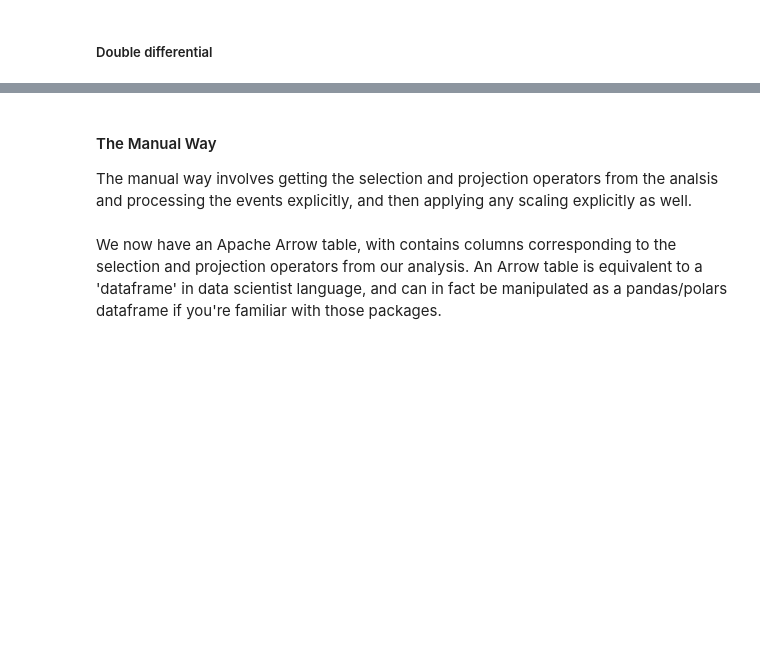
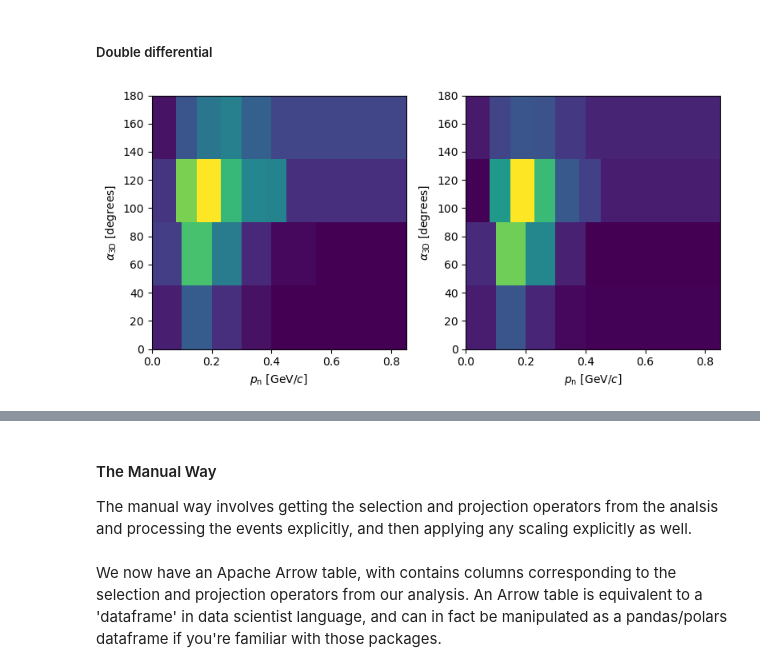
Before and after one commit to NUISANCEMC/nuisance3, a Jupyter notebook: notebooks/NUISANCEHEPDataDemo.ipynb, the cells around one changed output, grey strips where cells are left out. Saved outputs shown, nothing was run; the diff lists cells and outputs as text; code cells hidden in the pictures; blank space fills up the shorter version.

```diff
--- a/notebooks/NUISANCEHEPDataDemo.ipynb
+++ b/notebooks/NUISANCEHEPDataDemo.ipynb
@@ -167,6 +167,16 @@ plt.plot()
 ana2d = hepdata_rec.analysis("cross_section-serialdeltapn_deltaalpha3dq")
 # %%
 comparison = ana2d.process(neut_events)
+# %%
+fig, axes = plt.subplots(1,2, figsize=(8,4))
+
+comparison.data[0].mpl().colormesh(plot_axis=axes[0])
+comparison.predictions[0].mpl().colormesh(plot_axis=axes[1])
+
+fig.tight_layout()
+fig.show()
+# %% [output]
+[figure, added]
 # %%
 import numpy as np
 
```
Also changed, not shown: parts of 12 cells of this notebook, 15 other files.
